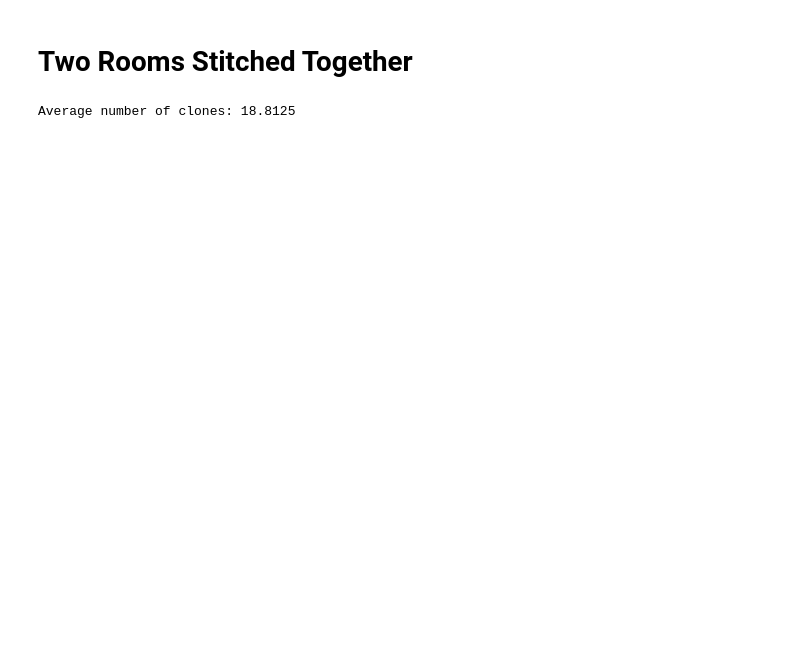
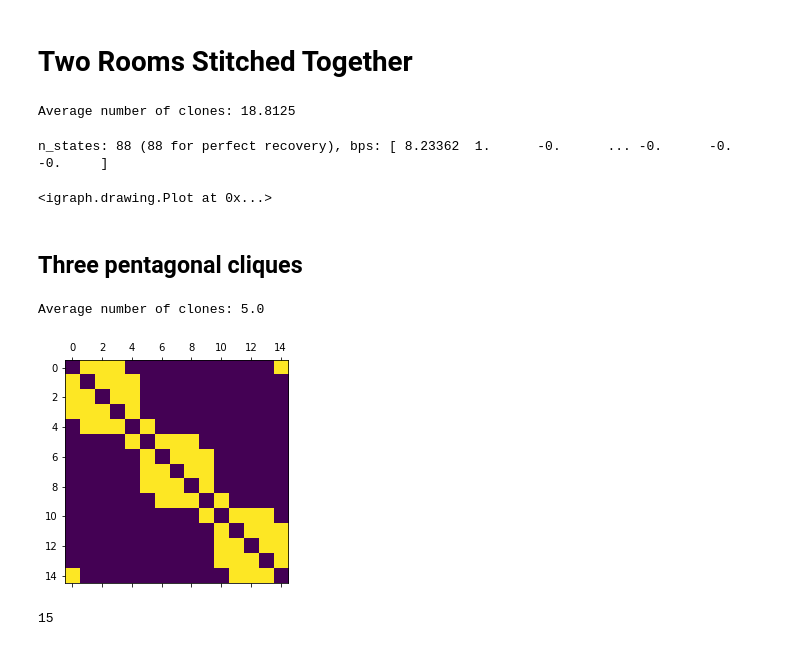
Before and after one commit to vicariousinc/naturecomm_cscg, a Jupyter notebook: intro.ipynb, the cells around one changed output. Drawn from its saved outputs; the diff is of its cells as text; code cells hidden in the pictures; blank space fills up the shorter version.

```diff
--- a/intro.ipynb
+++ b/intro.ipynb
@@ -257,2 +282,82 @@ progression = chmm.learn_em_T(x, a, n_iter=100, term_early=False) # Training
 # %% [output]
 Average number of clones: 18.8125
+# %%
+# refine learning
+chmm.pseudocount = 0.0
+chmm.learn_viterbi_T(x, a, n_iter=100)
+bps = chmm.bps(x, a)
+states = chmm.decode(x, a)[1]
+n_states = len(np.unique(states))
+print("n_states: {} (88 for perfect recovery), bps: {}".format(n_states, bps))
+# %% [output]
+n_states: 88 (88 for perfect recovery), bps: [ 8.23362  1.      -0.      ... -0.      -0.      -0.     ]
+# %%
+graph = plot_graph(chmm, x, a, output_file='figures/stitched_rooms.pdf', multiple_episodes=True)
+graph
+# %% [output]
+<igraph.drawing.Plot at 0x...>
+# %% [markdown]
+## Three pentagonal cliques
+# %%
+T = np.zeros((15,15))
+# Connect cliques
+for i in range(0,4+1):
+    for j in range(0,4+1):
+        if i!=j:
+            T[i,j] = 1.0
+for i in range(5,9+1):
+    for j in range(5,9+1):
+        if i!=j:
+            T[i,j] = 1.0
+for i in range(10,14+1):
+    for j in range(10,14+1):
+        if i!=j:
+            T[i,j] = 1.0
+# Disconnect in clique connector nodes
+T[0,4] = 0.0
+T[4,0] = 0.0
+T[5,9] = 0.0
+T[9,5] = 0.0
+T[10,14] = 0.0
+T[14,10] = 0.0
+# Connect cross clique connector nodes
+T[4,5] = 1.0
+T[5,4] = 1.0
+T[9,10] = 1.0
+T[10,9] = 1.0
+T[14,0] = 1.0
+T[0,14] = 1.0
+plt.matshow(T)
+
+# Draw data
+states = [0]
+for _ in range(10000):
+    prev_state = states[-1]
+
+    possible_next_states = np.where(T[prev_state,:])[0]
+    next_state = np.random.choice(possible_next_states)
+    states.append(next_state)
+states = np.array(states)
+
+state_to_obs = np.array([1,2,3,4,5,6,1,4,5,2,8,2,3,5,7], dtype=int) - 1 # Aliasing version
+
+# Create observation data
+x = state_to_obs[states]
+a = np.zeros(len(x),dtype=int)
+
+n_clones = np.ones(8, dtype=np.int64) * 5
+chmm = CHMM(n_clones=n_clones, pseudocount=1.0, x=x, a=a) # Initialize the model
+progression = chmm.learn_em_T(x, a, n_iter=1000) # Training
+# %% [output]
+Average number of clones: 5.0
+[figure, added]
+# %%
+# refine learning
+chmm.pseudocount = 0.0
+chmm.learn_viterbi_T(x, a, n_iter=100)
+bps = chmm.bps(x, a)
+states = chmm.decode(x, a)[1]
+n_states = len(np.unique(states))
+n_states
+# %% [output]
+15
```
Also changed, not shown: parts of 20 cells of this notebook.
